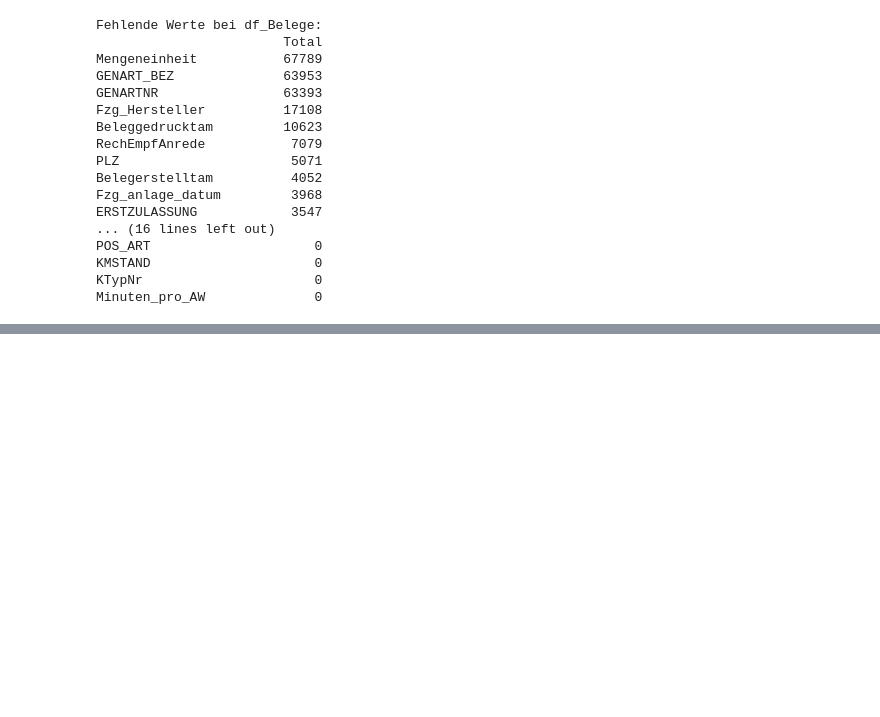
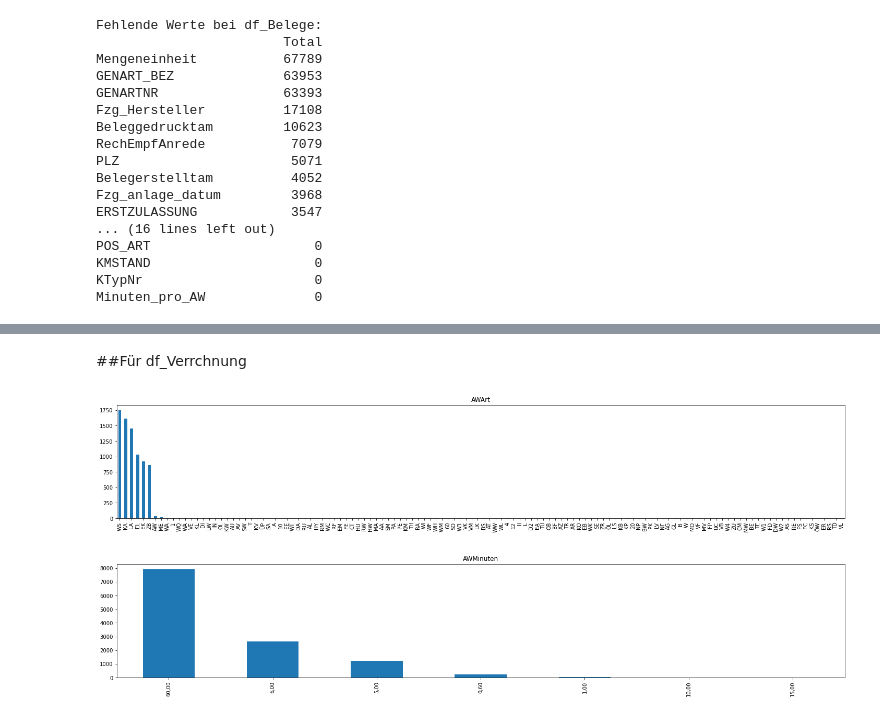
Before and after one commit to William-Zhang-26/BI-Analytics-Topmotive, a Jupyter notebook: Projekt_Topmotive.ipynb, the cells around one changed output, grey strips where cells are left out. Drawn from its saved outputs; the diff is of its cells as text; code cells hidden in the pictures; blank space fills up the shorter version.

Commit message:
Erste Diagramme

```diff
--- a/Projekt_Topmotive.ipynb
+++ b/Projekt_Topmotive.ipynb
@@ -331,0 +353,17 @@ Es ist wichtig zu beachten, dass 0 Wert muss nicht unbedingt fehlende Werte repr
+# %% [markdown]
+##Für df_Verrchnung
+# %%
+# Ausschlussliste definieren
+ausschlussliste = ['LocalID', 'c_date', 'AWArt_Bez','VKPreis','VKPreis_Brutto','EKPreis']
+
+# Für jede kategorische Spalte, die nicht in der Ausschlussliste ist, ein Balkendiagramm erstellen
+kategorische_spalten = df_Verrechnung.select_dtypes(include=['object']).columns
+for spalte in kategorische_spalten:
+    if spalte not in ausschlussliste:
+        plt.figure(figsize=(25, 4))
+        df_Verrechnung[spalte].value_counts().plot(kind='bar')
+        plt.title(spalte)
+        plt.show()
+# %% [output]
+[figure, added]
+[figure, added]
```
Also changed, not shown: parts of 12 cells of this notebook.
